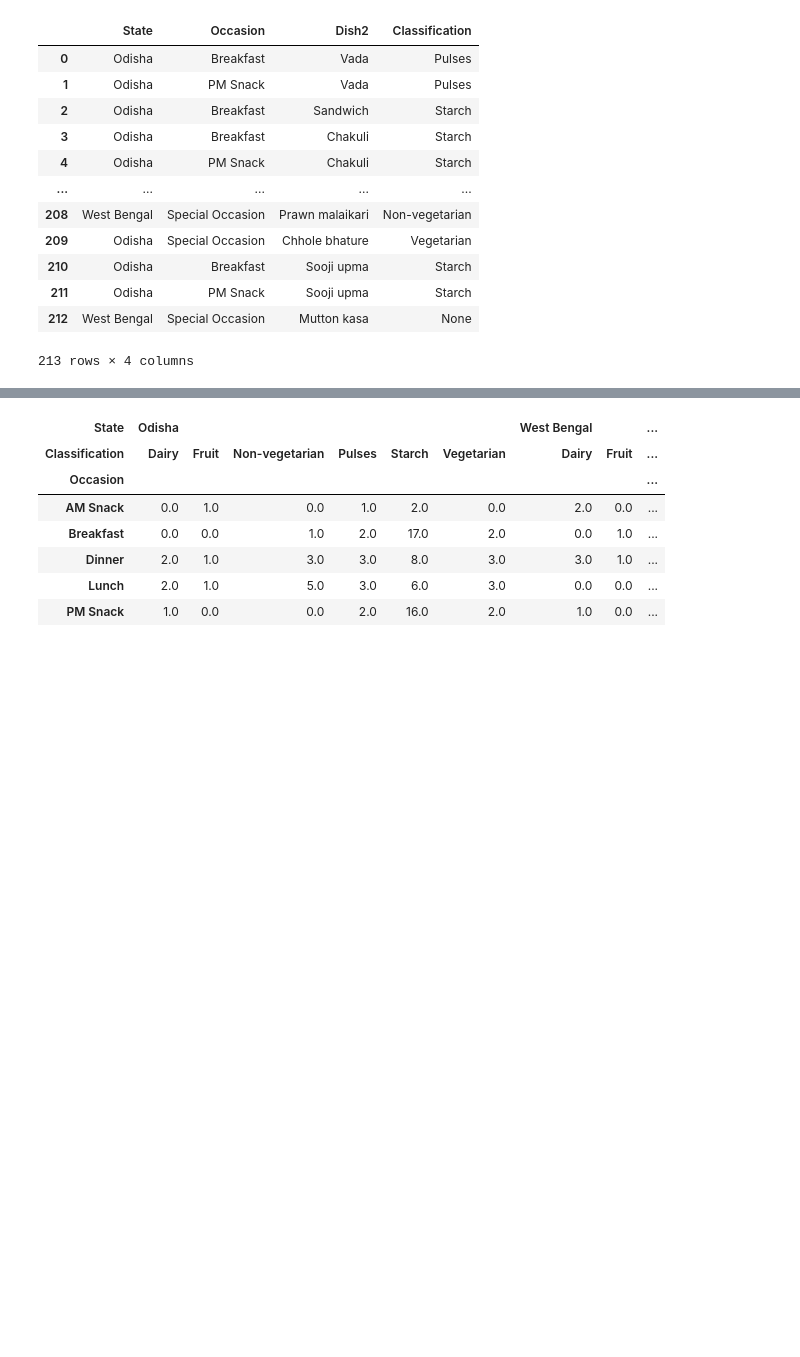
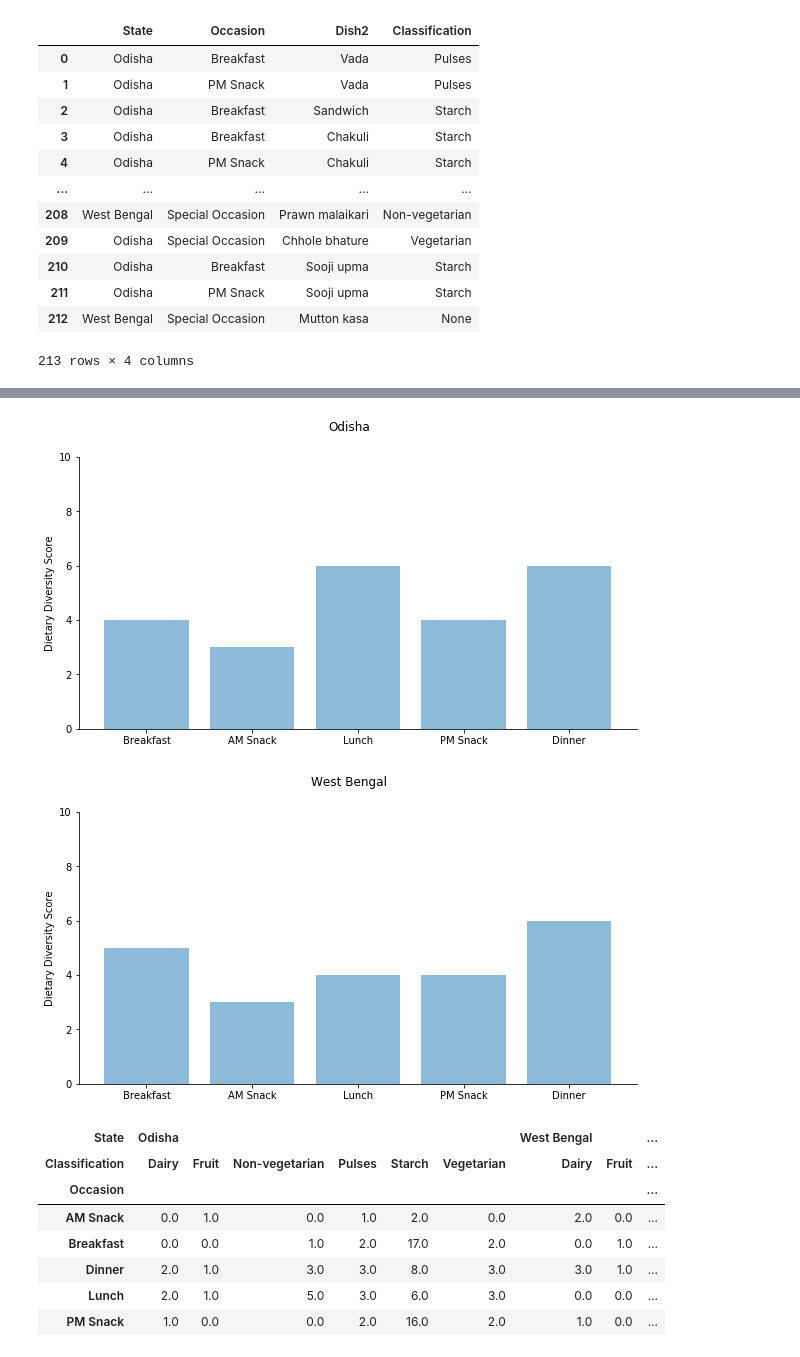
Before and after one commit to rochiecuevas/FoodChoice, a Jupyter notebook: Expert_Elicitation.ipynb, the cells around one changed output, grey strips where cells are left out. Saved outputs shown, nothing was run; the diff lists cells and outputs as text; code cells hidden in the pictures; blank space fills up the shorter version.

```diff
--- a/Expert_Elicitation.ipynb
+++ b/Expert_Elicitation.ipynb
@@ -531,3 +565,35 @@ df_grouped_classes.head()
+# %%
+# Box plot for classification counts (dietary diversity score)
+state_count = []
+for i in range(len(states)):
+    dds = DDS2[DDS2["State"] == states[i]]["Classification"].to_list()
+    state_count.append(dds)
+
+    fig, ax = plt.subplots(figsize = (10,5))
+
+    y_pos = np.arange(len(DDS2["Occasion"].unique()))
+
+    ax.bar(y_pos,
+           state_count[i],
+           align = "center",
+           alpha = 0.5)
+    plt.xticks(y_pos, DDS2["Occasion"].unique())
+    plt.ylim(0, 10)
+    plt.ylabel("Dietary Diversity Score")
+    plt.suptitle(states[i])
+
+    # Remove the lines on the right and top of the graph
+    ax.spines['right'].set_visible(False)
+    ax.spines['top'].set_visible(False)
+
+    # Save figures
+    plt.savefig(f"bar_DDS_{states[i]}.png", bbox_inches='tight', dpi = 300)
+
+    # Preview graph
+    plt.show()
+# %% [output]
+[figure, added]
+[figure, added]
 # %%
 # Reshape the dataframe for pie chart of proportion of occasions per dish classification
 df_grouped_classes2 = pd.pivot_table(df_grouped_classes,
```
Also changed, not shown: parts of 8 cells of this notebook, 1 other file.
